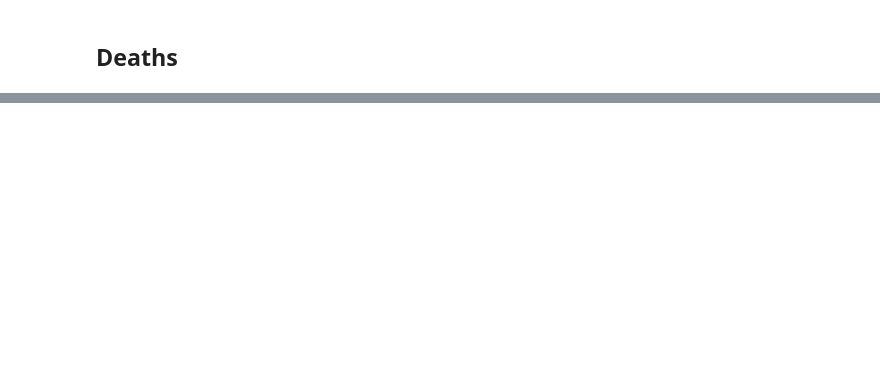
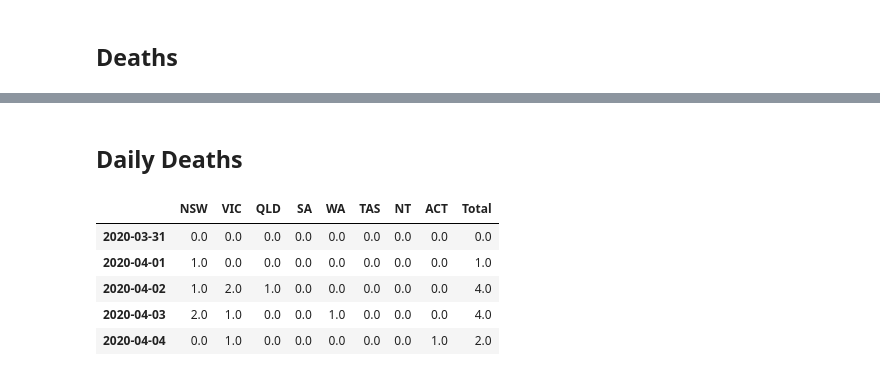
Before and after one commit to noelAngelo/covid-19, a Jupyter notebook: COVID-19 (AUS).ipynb, the cells around one changed output, grey strips where cells are left out. Saved outputs shown, nothing was run; the diff lists cells and outputs as text; code cells hidden in the pictures; blank space fills up the shorter version.

```diff
--- a/COVID-19 (AUS).ipynb
+++ b/COVID-19 (AUS).ipynb
@@ -105,0 +169,14 @@ deaths.tail()
+# %%
+fig = make_subplots(rows=8, cols=1)
+
+for idx, state in enumerate(casesCols, start=1):
+
+    fig.append_trace(go.Bar(
+        x=daily_cases.index,
+        y=daily_cases[state],
+        name=state
+    ), row=idx, col=1)
+
+
+fig.update_layout(height=1200, title_text="New confirmed cases by State, daily count", template='plotly_white')
+fig.show()
@@ -105,0 +185,19 @@ deaths.tail()
+# %% [markdown]
+## Daily Deaths
+# %%
+daily_deaths = deaths.copy(deep=True)
+daily_deaths.drop(columns=['Total'],inplace=True)
+# %%
+for state in casesCols:
+    daily_deaths[state] = count_daily(daily_deaths[state].values)
+# %%
+daily_deaths['Total'] = [sum(daily_deaths.iloc[x]) for x in range(len(daily_deaths))]
+# %%
+daily_deaths.tail()
+# %% [output]
+|  | NSW | VIC | QLD | SA | WA | TAS | NT | ACT | Total |
+| 2020-03-31 | 0.0 | 0.0 | 0.0 | 0.0 | 0.0 | 0.0 | 0.0 | 0.0 | 0.0 |
+| 2020-04-01 | 1.0 | 0.0 | 0.0 | 0.0 | 0.0 | 0.0 | 0.0 | 0.0 | 1.0 |
+| 2020-04-02 | 1.0 | 2.0 | 1.0 | 0.0 | 0.0 | 0.0 | 0.0 | 0.0 | 4.0 |
+| 2020-04-03 | 2.0 | 1.0 | 0.0 | 0.0 | 1.0 | 0.0 | 0.0 | 0.0 | 4.0 |
+| 2020-04-04 | 0.0 | 1.0 | 0.0 | 0.0 | 0.0 | 0.0 | 0.0 | 1.0 | 2.0 |
```
Also changed, not shown: parts of 32 cells of this notebook, 4 other files.
